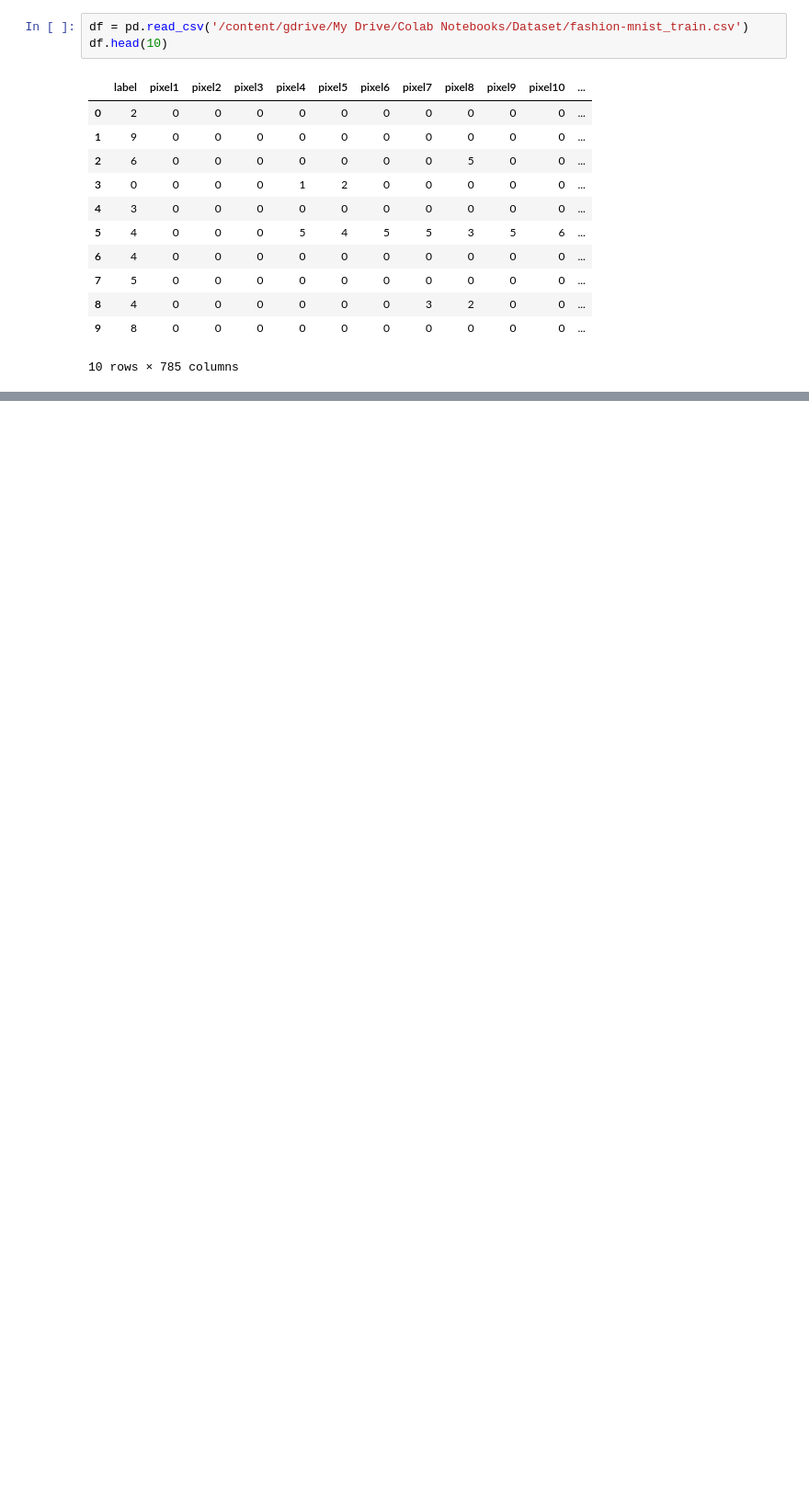
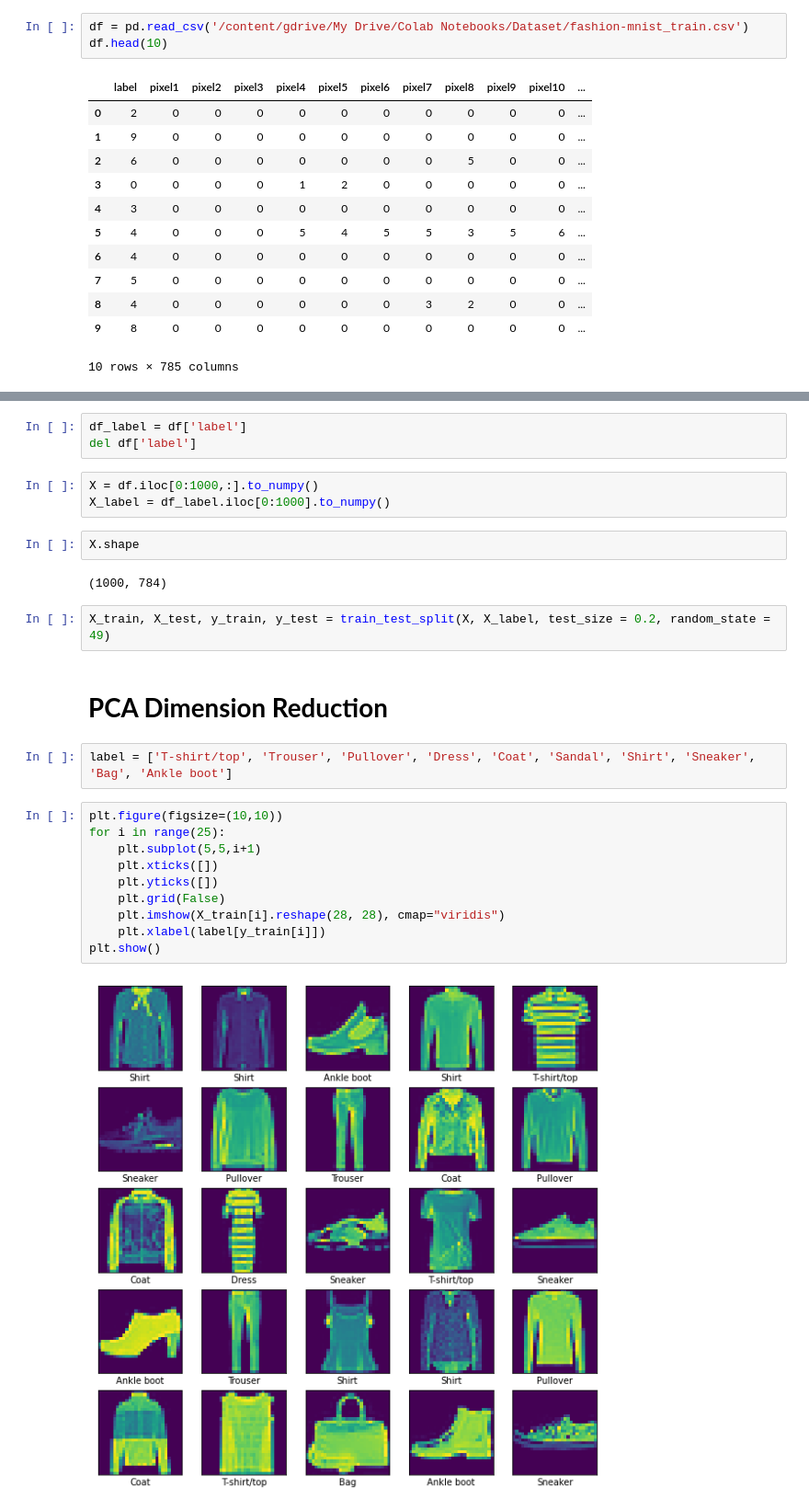
Before and after one commit to eccx400/Data_Mining, a Jupyter notebook: HW2/Eric_Cheng_DimRed_Img.ipynb, the cells around one changed output, grey strips where cells are left out. Shown: that part at 92% size. Saved outputs shown, nothing was run; the diff lists cells and outputs as text; blank space fills up the shorter version.

Commit message:
Add Img reduc

```diff
--- a/HW2/Eric_Cheng_DimRed_Img.ipynb
+++ b/HW2/Eric_Cheng_DimRed_Img.ipynb
@@ -30,0 +45,28 @@ df.head(10)
+# %%
+df_label = df['label']
+del df['label']
+# %%
+X = df.iloc[0:1000,:].to_numpy()
+X_label = df_label.iloc[0:1000].to_numpy()
+# %%
+X.shape
+# %% [output]
+(1000, 784)
+# %%
+X_train, X_test, y_train, y_test = train_test_split(X, X_label, test_size = 0.2, random_state = 49)
+# %% [markdown]
+# **PCA Dimension Reduction**
+# %%
+label = ['T-shirt/top', 'Trouser', 'Pullover', 'Dress', 'Coat', 'Sandal', 'Shirt', 'Sneaker', 'Bag', 'Ankle boot']
+# %%
+plt.figure(figsize=(10,10))
+for i in range(25):
+    plt.subplot(5,5,i+1)
+    plt.xticks([])
+    plt.yticks([])
+    plt.grid(False)
+    plt.imshow(X_train[i].reshape(28, 28), cmap="viridis")
+    plt.xlabel(label[y_train[i]])
+plt.show()
+# %% [output]
+[figure, added]
```
Also changed, not shown: parts of 23 cells of this notebook.
